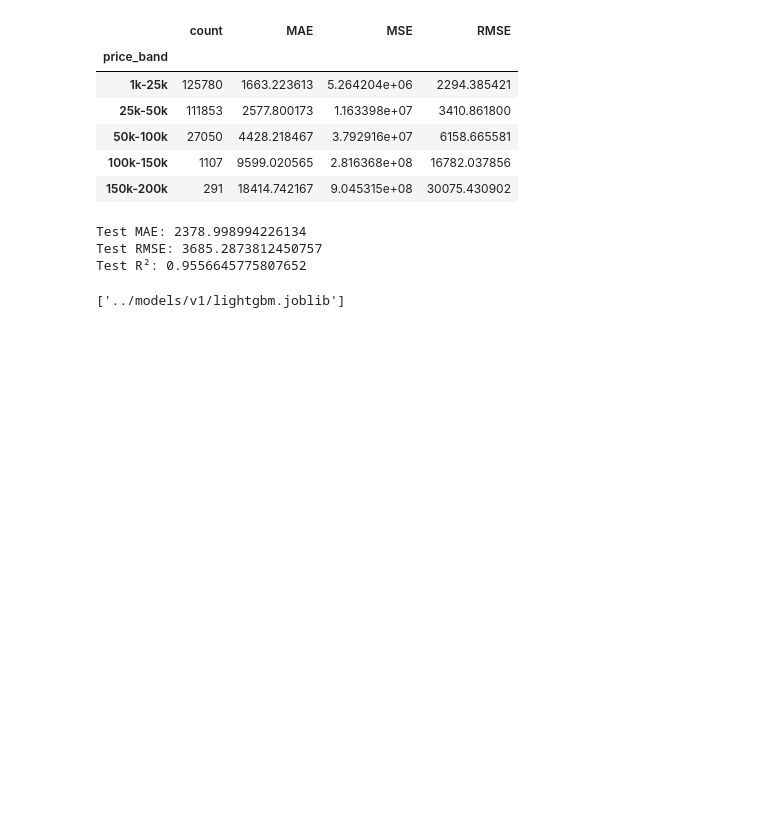
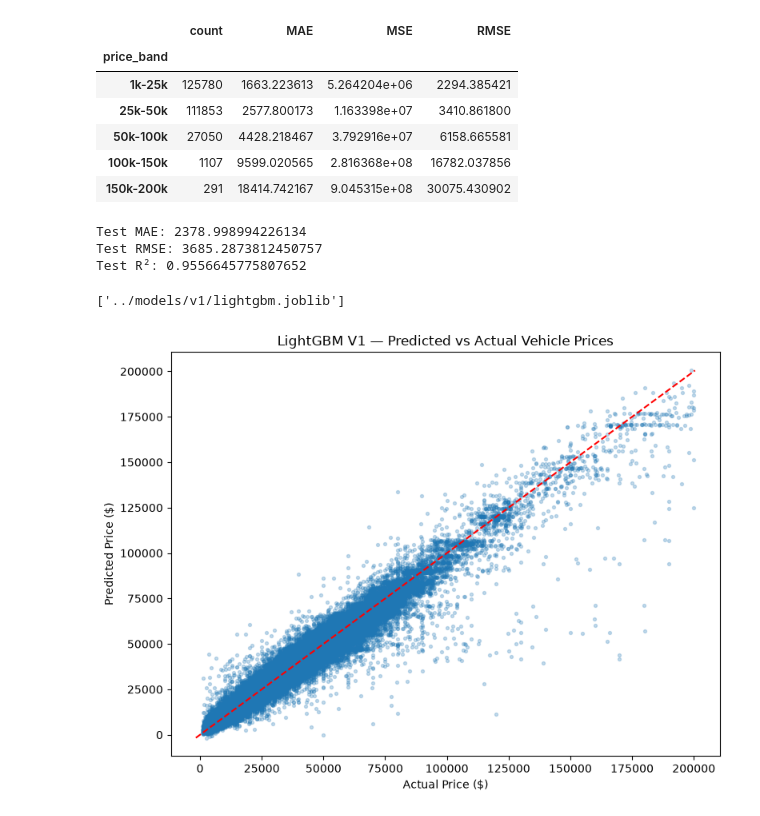
Before and after one commit to CaseyKiiza2026/vehicle-valuation-platform, a Jupyter notebook: notebooks/v1_models.ipynb, the cells around one changed output. Saved outputs shown, nothing was run; the diff lists cells and outputs as text; code cells hidden in the pictures; blank space fills up the shorter version.

```diff
--- a/notebooks/v1_models.ipynb
+++ b/notebooks/v1_models.ipynb
@@ -386,3 +386,39 @@ joblib.dump(preprocessor, "../models/v1/preprocessor.joblib")
 joblib.dump(lgbm, "../models/v1/lightgbm.joblib")
 # %% [output]
 ['../models/v1/lightgbm.joblib']
+# %%
+plt.figure(figsize=(8, 6))
+
+plt.scatter(
+    y_val_v1,
+    val_pred_lgbm,
+    alpha=0.25,
+    s=8
+
+)
+
+min_price = min(y_val_v1.min(), val_pred_lgbm.min())
+max_price = max(y_val_v1.max(), val_pred_lgbm.max())
+
+plt.plot(
+    [min_price, max_price],
+    [min_price, max_price],
+    linestyle="--",
+    color = "red"
+)
+
+plt.xlabel("Actual Price ($)")
+plt.ylabel("Predicted Price ($)")
+plt.title("LightGBM V1 — Predicted vs Actual Vehicle Prices")
+
+plt.tight_layout()
+
+plt.savefig(
+    "../reports/figures/predicted_vs_actual_v1.png",
+    dpi=300,
+    bbox_inches="tight"
+)
+
+plt.show()
+# %% [output]
+[figure, added]
```
Also changed, not shown: parts of 2 cells of this notebook, 5 other files.
